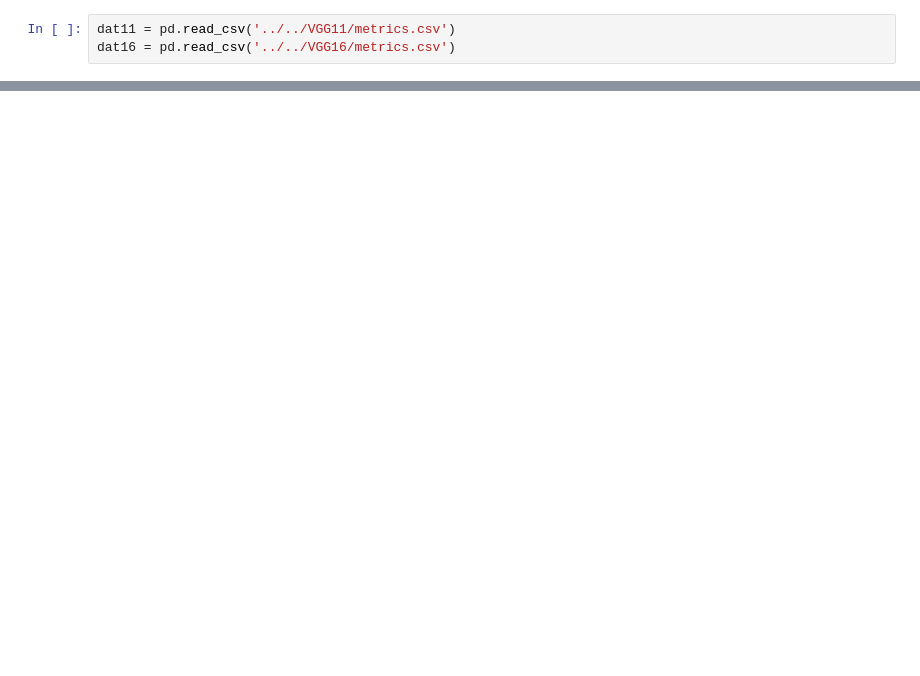
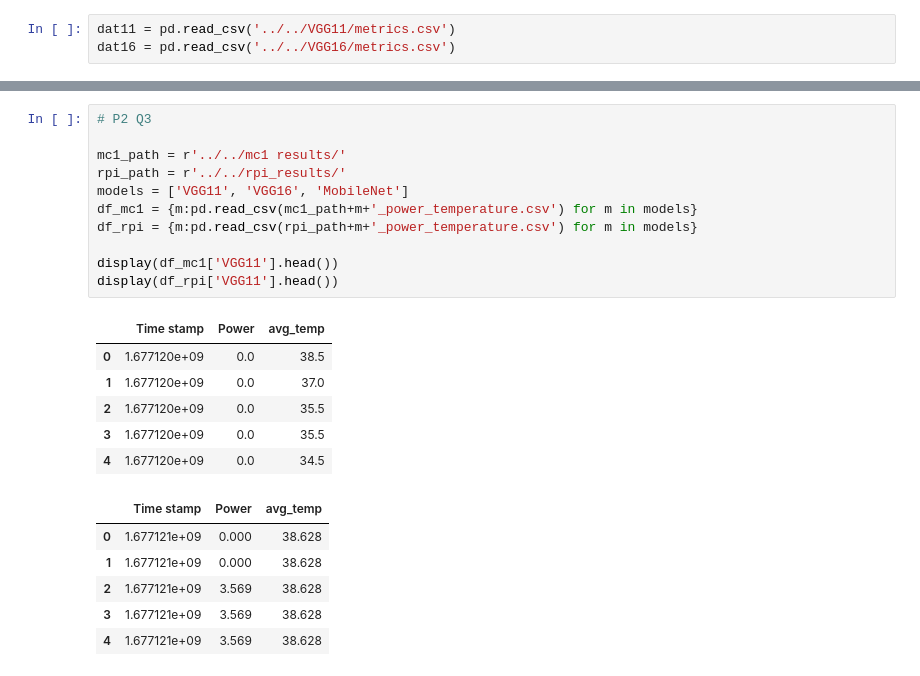
Before and after one commit to babusid/ECE361E, a Jupyter notebook: HW3/HW3_files/writeup/graphing/grapher.ipynb, the cells around one changed output, grey strips where cells are left out. Drawn from its saved outputs; the diff is of its cells as text; blank space fills up the shorter version.

```diff
--- a/HW3/HW3_files/writeup/graphing/grapher.ipynb
+++ b/HW3/HW3_files/writeup/graphing/grapher.ipynb
@@ -22,0 +54,24 @@ plt.savefig('vgg11_16_acc.pdf')
+# %%
+# P2 Q3
+
+mc1_path = r'../../mc1 results/'
+rpi_path = r'../../rpi_results/'
+models = ['VGG11', 'VGG16', 'MobileNet']
+df_mc1 = {m:pd.read_csv(mc1_path+m+'_power_temperature.csv') for m in models}
+df_rpi = {m:pd.read_csv(rpi_path+m+'_power_temperature.csv') for m in models}
+
+display(df_mc1['VGG11'].head())
+display(df_rpi['VGG11'].head())
+# %% [output]
+|  | Time stamp | Power | avg_temp |
+| 0 | 1.677120e+09 | 0.0 | 38.5 |
+| 1 | 1.677120e+09 | 0.0 | 37.0 |
+| 2 | 1.677120e+09 | 0.0 | 35.5 |
+| 3 | 1.677120e+09 | 0.0 | 35.5 |
+| 4 | 1.677120e+09 | 0.0 | 34.5 |
+|  | Time stamp | Power | avg_temp |
+| 0 | 1.677121e+09 | 0.000 | 38.628 |
+| 1 | 1.677121e+09 | 0.000 | 38.628 |
+| 2 | 1.677121e+09 | 3.569 | 38.628 |
+| 3 | 1.677121e+09 | 3.569 | 38.628 |
+| 4 | 1.677121e+09 | 3.569 | 38.628 |
```
Also changed, not shown: parts of 4 cells of this notebook, 3 other files.
